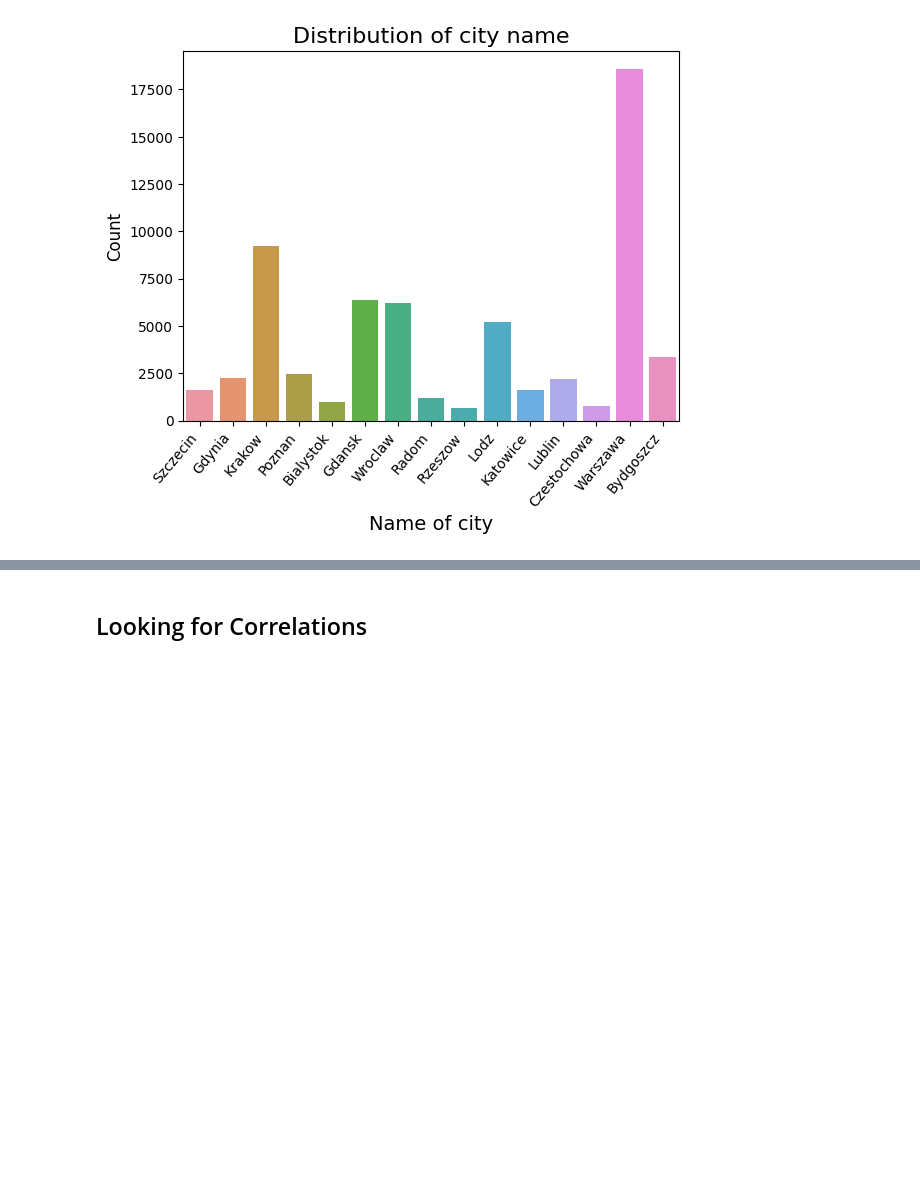
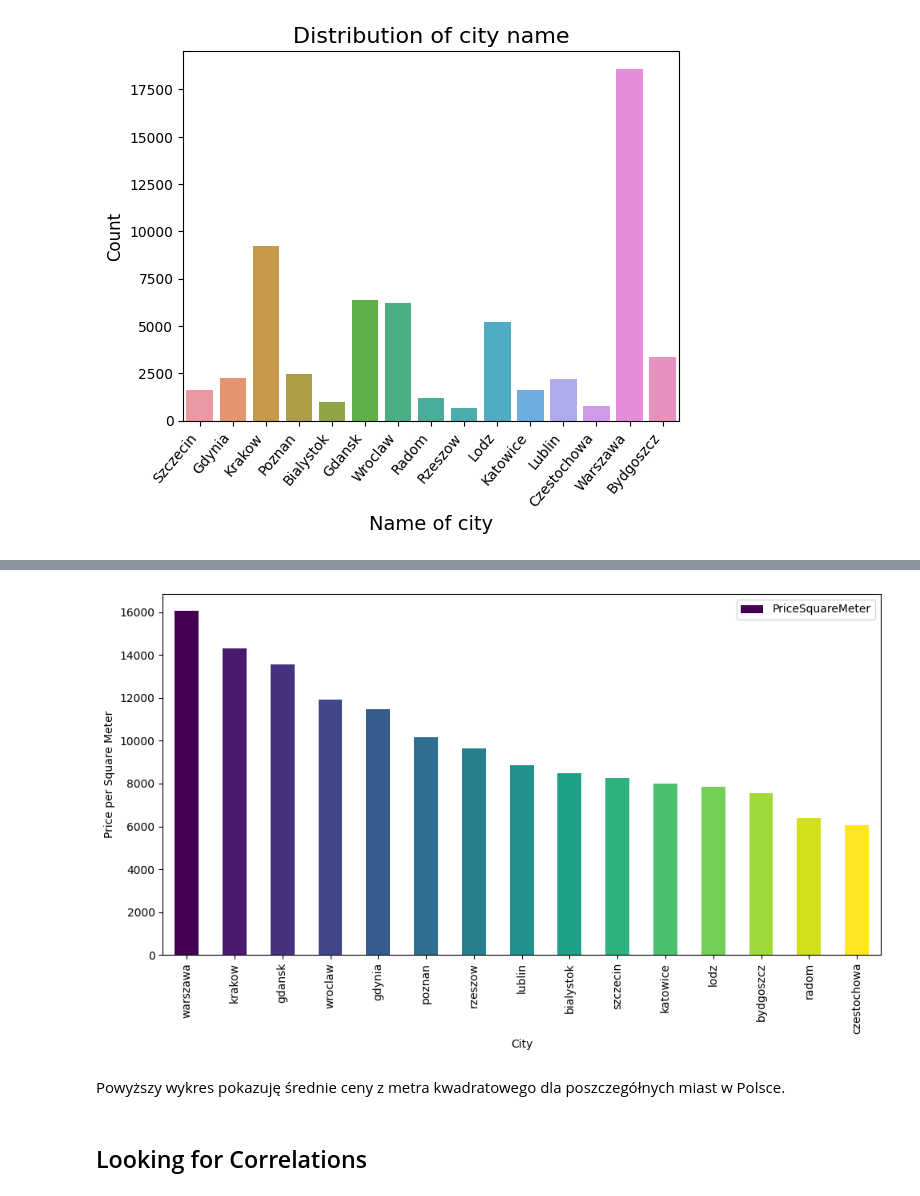
Before and after one commit to PiotrPogorzelski01/Praca_dyplomowa, a Jupyter notebook: Licencjat_prod.ipynb, the cells around one changed output, grey strips where cells are left out. Drawn from its saved outputs; the diff is of its cells as text; code cells hidden in the pictures; blank space fills up the shorter version.

```diff
--- a/Licencjat_prod.ipynb
+++ b/Licencjat_prod.ipynb
@@ -249,0 +385,15 @@ When it comes to the price of an apartment, in Warszawa we have to pay an averag
+# %%
+colors = plt.cm.viridis(np.linspace(0, 1, len(df_city)))
+
+fig, ax = plt.subplots(figsize=(10, 6))
+
+df_city.plot(kind='bar',x='City',y='PriceSquareMeter',ax=ax,color=colors )
+
+ax.set_ylabel('Price per Square Meter')
+ax.set_xlabel('City')
+plt.tight_layout()
+plt.show()
+# %% [output]
+[figure, added]
+# %% [markdown]
+Powyższy wykres pokazuję średnie ceny z metra kwadratowego dla poszczegółnych miast w Polsce.
```
Also changed, not shown: parts of 65 cells of this notebook.
